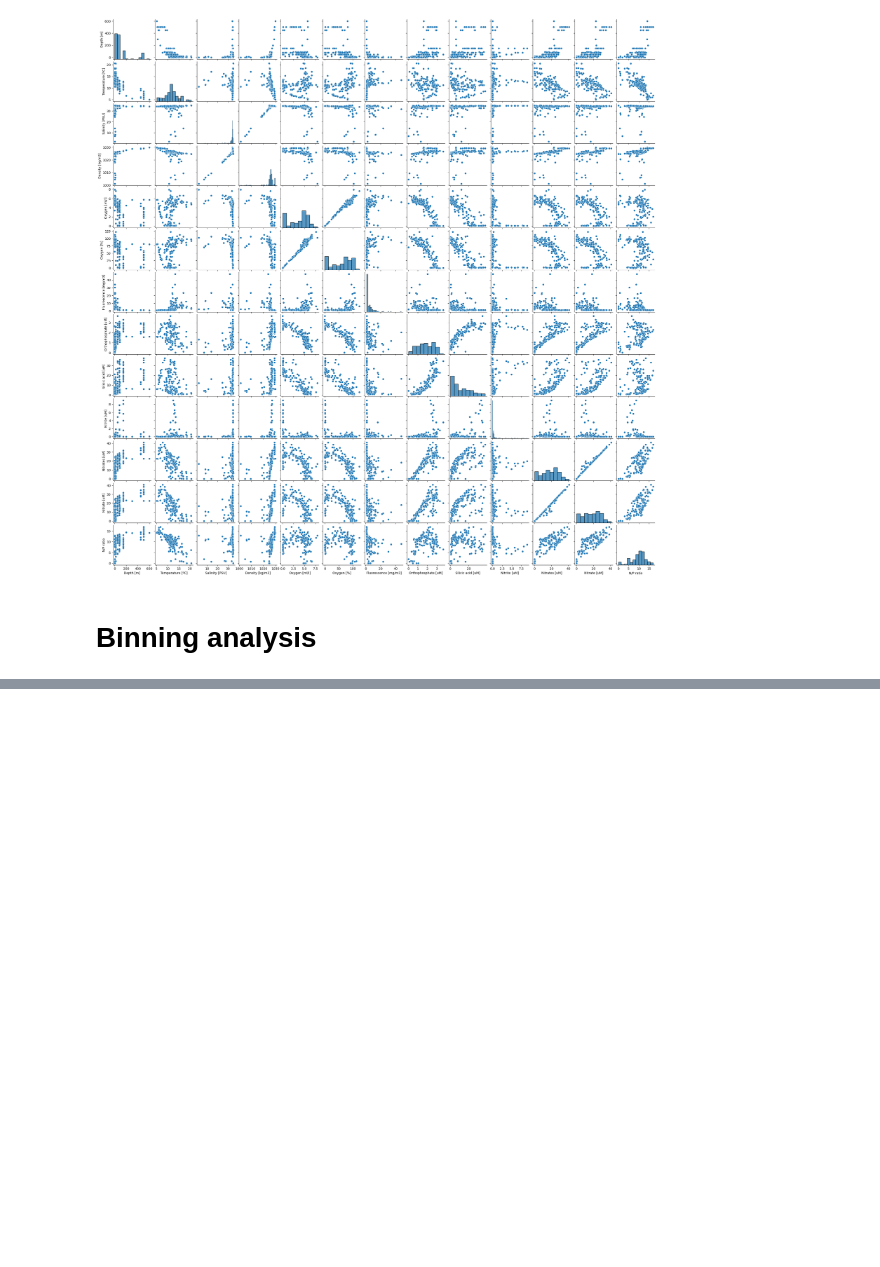
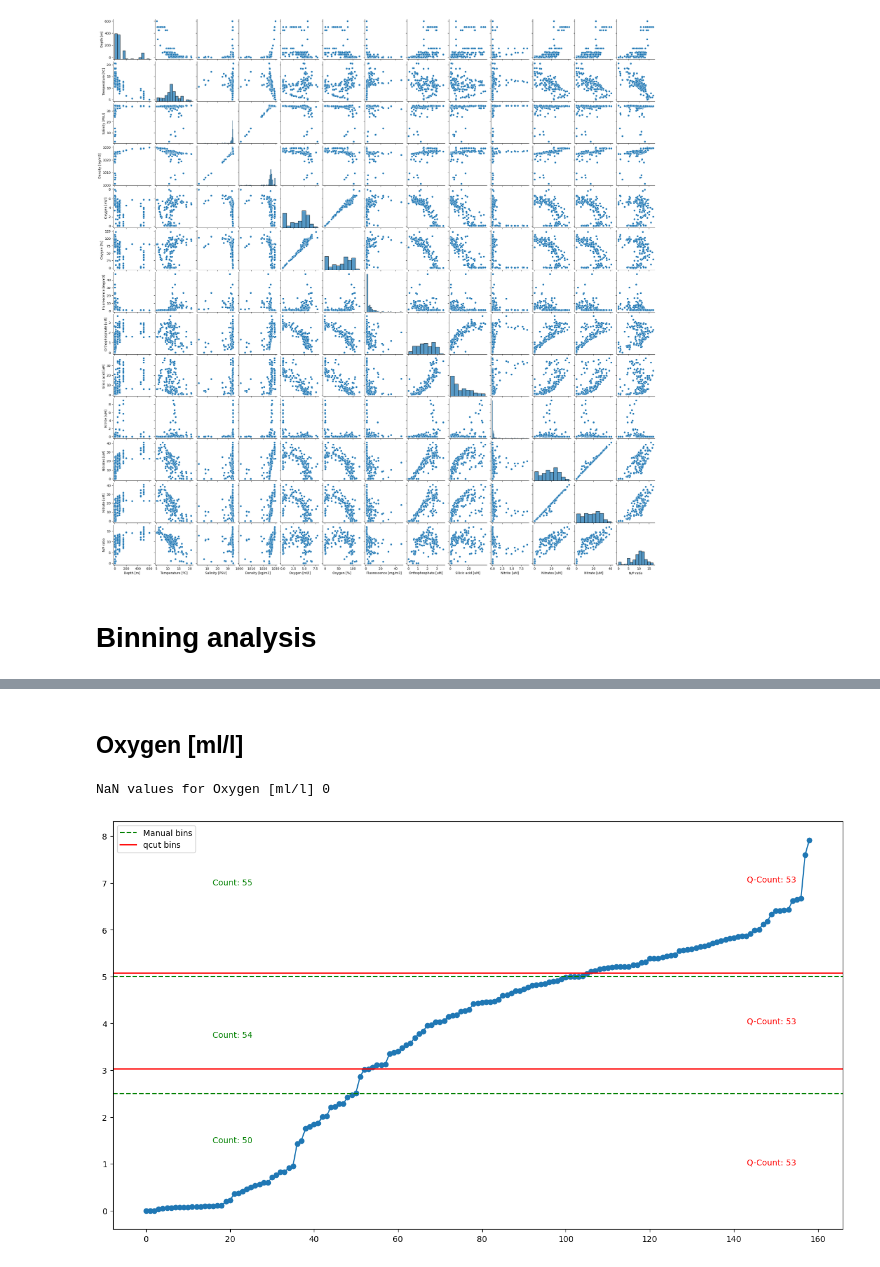
Before and after one commit to nico142857/tara_chile, a Jupyter notebook: 01_data/00_metadata/EDA_metadata.ipynb, the cells around one changed output, grey strips where cells are left out. Cells and saved outputs as stored; diff of their text form; code cells hidden in the pictures; blank space fills up the shorter version.

```diff
--- a/01_data/00_metadata/EDA_metadata.ipynb
+++ b/01_data/00_metadata/EDA_metadata.ipynb
@@ -206,0 +321,51 @@ NameError: name 'np' is not defined
+# %% [markdown]
+## Oxygen [ml/l]
+# %%
+var = 'Oxygen [ml/l]'
+print(f'NaN values for {var}', md[var].isna().sum())
+sorted_oxy = np.sort(md[var])
+
+fig, ax = plt.subplots(figsize=(16, 9))
+plt.plot(sorted_oxy, '-o')
+
+a = 2.5  # First bin
+b = 5  # Second bin
+
+# Manual bins
+plt.axhline(y=a, color='g', linestyle='--', label='Manual bins')
+plt.axhline(y=b, color='g', linestyle='--')
+
+bin1_count = np.sum(sorted_oxy < a)
+bin2_count = np.sum((sorted_oxy >= a) & (sorted_oxy < b))
+bin3_count = np.sum(sorted_oxy >= b)
+
+# Text for manual bins
+plt.text(len(sorted_oxy) * 0.1, a - 1, f'Count: {bin1_count}', verticalalignment='center', color='g')
+plt.text(len(sorted_oxy) * 0.1, (b + a) / 2, f'Count: {bin2_count}', verticalalignment='center', color='g')
+plt.text(len(sorted_oxy) * 0.1, b + 2, f'Count: {bin3_count}', verticalalignment='center', color='g')
+
+# Qcut bins
+quantile_bins, bin_edges = pd.qcut(sorted_oxy, q=3, retbins=True, duplicates='drop')
+for i, edge in enumerate(bin_edges[1:-1]):  # Skip the first and last edge
+    if i == 0:
+        plt.axhline(y=edge, color='r', linestyle='-', label='qcut bins')
+    else:
+        plt.axhline(y=edge, color='r', linestyle='-')
+
+# Number of samples in each qcut bin
+qbin1_count = np.sum(sorted_oxy < bin_edges[1])
+qbin2_count = np.sum((sorted_oxy >= bin_edges[1]) & (sorted_oxy < bin_edges[2]))
+qbin3_count = np.sum(sorted_oxy >= bin_edges[2])
+
+# Text for qcut bins
+plt.text(len(sorted_oxy) * 0.9, bin_edges[1] - 2, f'Q-Count: {qbin1_count}', verticalalignment='center', color='r')
+plt.text(len(sorted_oxy) * 0.9, (bin_edges[1] + bin_edges[2]) / 2, f'Q-Count: {qbin2_count}', verticalalignment='center', color='r')
+plt.text(len(sorted_oxy) * 0.9, bin_edges[2] + 2, f'Q-Count: {qbin3_count}', verticalalignment='center', color='r')
+
+plt.legend()
+
+plt.savefig(f'{out}/binning_oxygen.pdf', bbox_inches='tight')
+plt.show()
+# %% [output]
+NaN values for Oxygen [ml/l] 0
+[figure, added]
```
Also changed, not shown: parts of 29 cells of this notebook, 15 other files.
